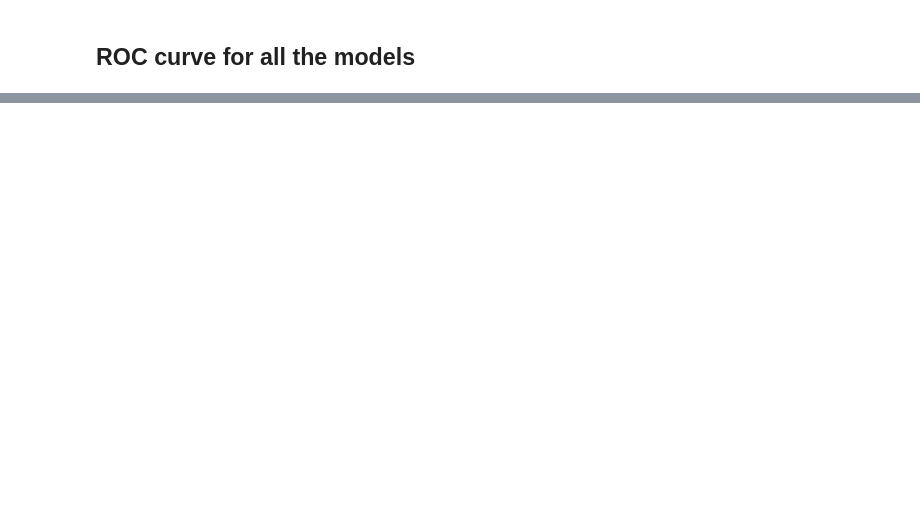
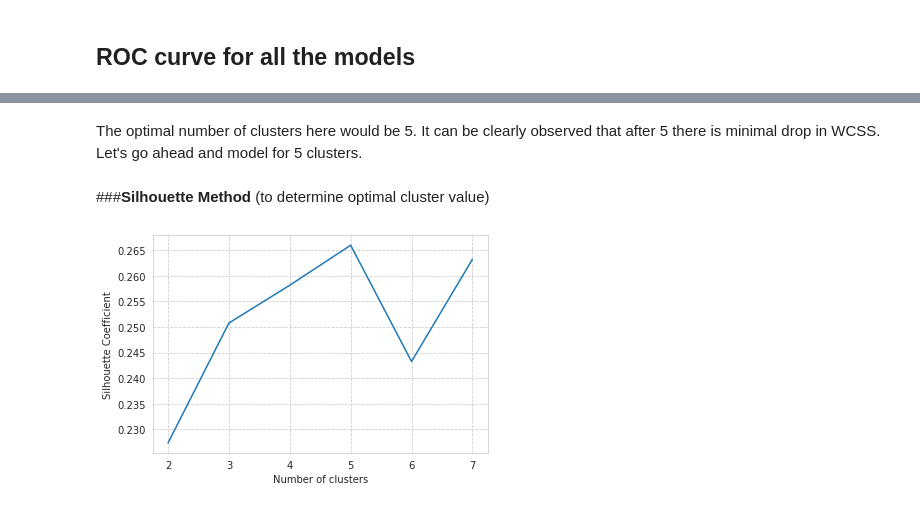
Before and after one commit to VargheseTito/Zomato-Restaurant-Clustering-And-Sentiment-Analysis, a Jupyter notebook: ZOMATO_RESTAURANT_CLUSTERING_AND_SENTIMENT_ANALYSIS_Tito_Varghese.ipynb, the cells around one changed output, grey strips where cells are left out. Saved outputs shown, nothing was run; the diff lists cells and outputs as text; code cells hidden in the pictures; blank space fills up the shorter version.

```diff
--- a/ZOMATO_RESTAURANT_CLUSTERING_AND_SENTIMENT_ANALYSIS_Tito_Varghese.ipynb
+++ b/ZOMATO_RESTAURANT_CLUSTERING_AND_SENTIMENT_ANALYSIS_Tito_Varghese.ipynb
@@ -1873,0 +2088,22 @@ plt.show()
+# %% [markdown]
+The optimal number of clusters here would be 5. It can be clearly observed that after 5 there is minimal drop in WCSS. Let's go ahead and model for 5 clusters.
+# %% [markdown]
+###**Silhouette Method**  (to determine optimal cluster value)
+# %%
+#finding best cluster by silhouette score
+from sklearn import metrics
+
+k_range = range(2, 8)
+scores = []
+for k in k_range:
+    km = KMeans(n_clusters=k, random_state=10)
+    km.fit(df_final_cluster_scaled)
+    scores.append(metrics.silhouette_score(df_final_cluster_scaled, km.labels_))
+# %%
+# plot the results
+plt.plot(k_range, scores)
+plt.xlabel('Number of clusters')
+plt.ylabel('Silhouette Coefficient')
+plt.grid(True)
+# %% [output]
+[figure, added]
```
Also changed, not shown: parts of 135 cells of this notebook.
